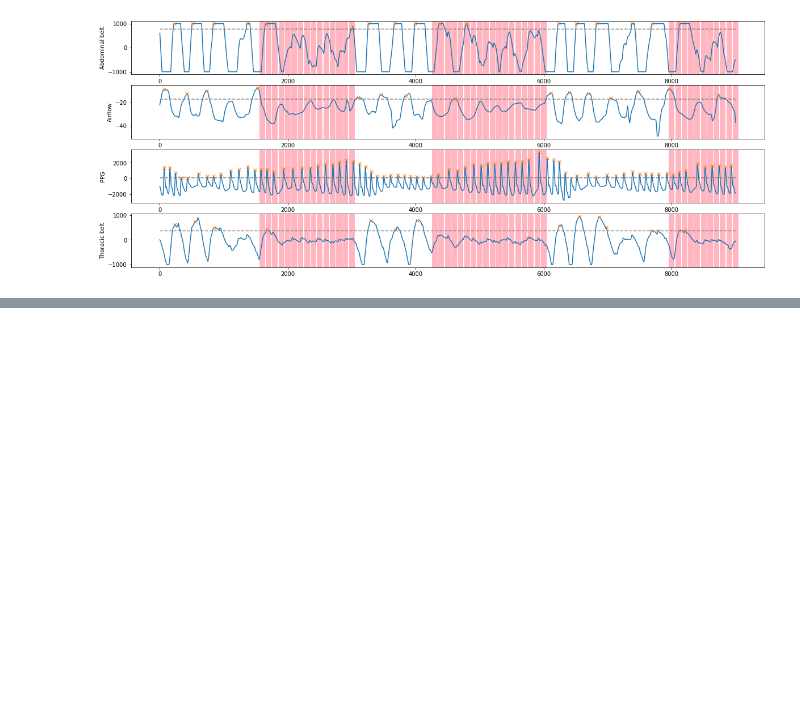
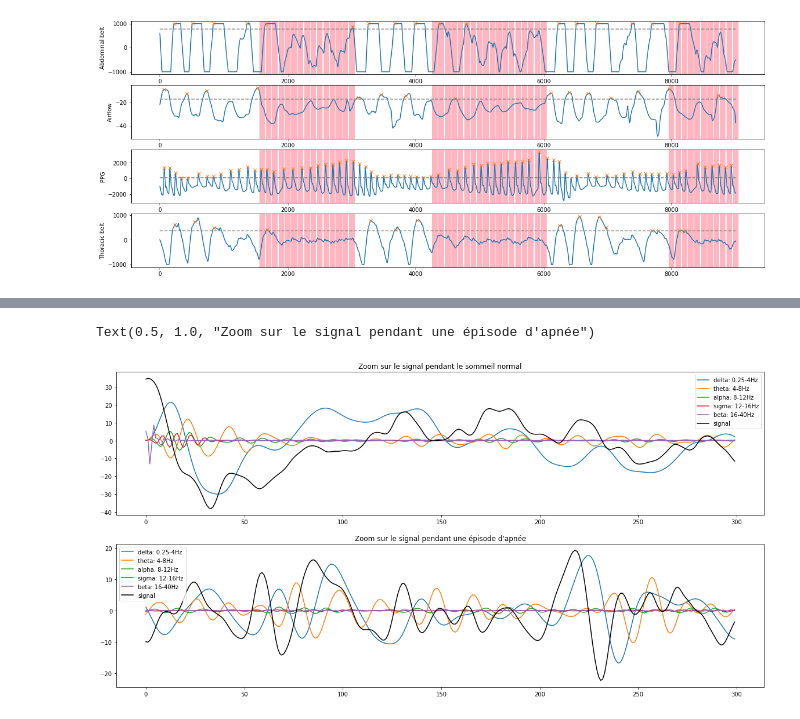
Before and after one commit to claudiatorresp/dreem-challenge, a Jupyter notebook: FeatureExtraction.ipynb, the cells around one changed output, grey strips where cells are left out. Saved outputs shown, nothing was run; the diff lists cells and outputs as text; code cells hidden in the pictures; blank space fills up the shorter version.

```diff
--- a/FeatureExtraction.ipynb
+++ b/FeatureExtraction.ipynb
@@ -518,0 +529,27 @@ get_fourier_features(signal_i, n_bins=20)
+# %%
+#plt.plot(y_alpha)
+#plt.plot(y_beta)
+#plt.plot(y_delta)
+
+fig, (ax,ax1) = plt.subplots(nrows = 2, figsize=(20,10))
+ax.plot(y_delta[:300], label="delta: 0.25-4Hz")
+ax.plot(y_theta[:300], label="theta: 4-8Hz")
+ax.plot(y_alpha[:300], label="alpha: 8-12Hz ")
+ax.plot(y_sigma[:300], label="sigma: 12-16Hz")
+ax.plot(y_beta[:300], label="beta: 16-40Hz")
+ax.plot(signal_apnea[:300], c='k', label='signal')
+ax.legend()
+ax.set_title("Zoom sur le signal pendant le sommeil normal")
+
+#ax1.plot(np.cumsum(y_delta[:100]**2), label="delta: 0.25-4Hz")
+ax1.plot(y_delta[2500:2800], label="delta: 0.25-4Hz")
+ax1.plot(y_theta[2500:2800], label="theta: 4-8Hz")
+ax1.plot(y_alpha[2500:2800], label="alpha: 8-12Hz ")
+ax1.plot(y_sigma[2500:2800], label="sigma: 12-16Hz")
+ax1.plot(y_beta[2500:2800], label="beta: 16-40Hz")
+ax1.plot(signal_apnea[2500:2800], c='k', label='signal')
+ax1.legend()
+ax1.set_title("Zoom sur le signal pendant une épisode d'apnée")
+# %% [output]
+Text(0.5, 1.0, "Zoom sur le signal pendant une épisode d'apnée")
+[figure, added]
```
Also changed, not shown: parts of 23 cells of this notebook.
